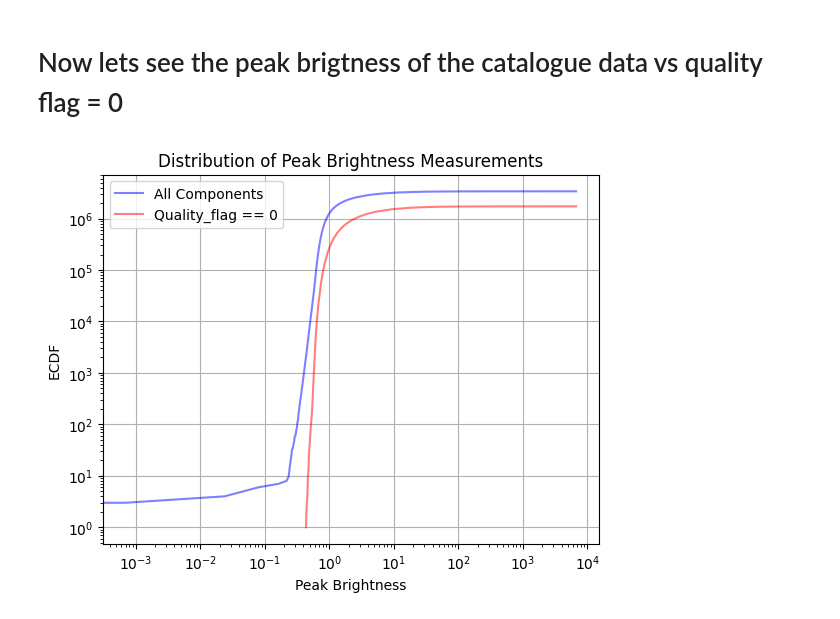
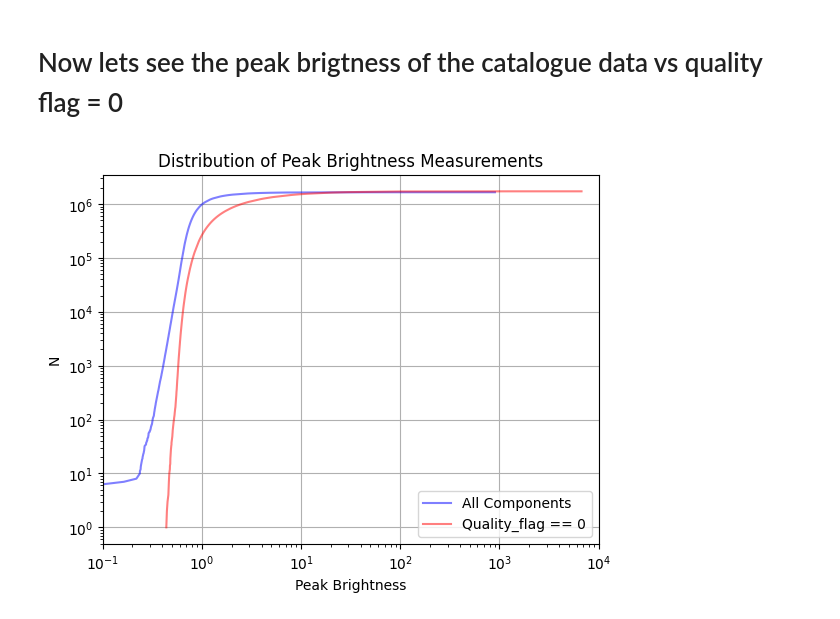
Before and after one commit to Darkandpure/Data-mining-for-transients-, a Jupyter notebook: Data_read.ipynb, the cells around one changed output. Saved outputs shown, nothing was run; the diff lists cells and outputs as text; code cells hidden in the pictures.

```diff
--- a/Data_read.ipynb
+++ b/Data_read.ipynb
@@ -56,24 +56,24 @@ Name: Peak_flux, Length: 3381277, dtype: float64
 # %%
 
 # Separate the data into two groups based on Quality_flag
-all_components = df['Peak_flux'].sort_values()
+all_components = df[df['Quality_flag'] != 0]['Peak_flux'].sort_values()
 quality_flag_0_components = df[df['Quality_flag'] == 0]['Peak_flux'].sort_values()
 # %%
 # Create the y-axis values for the line plot
 y_all = np.arange(1, len(all_components)+1)
 y_quality_flag_0 = np.arange(1, len(quality_flag_0_components)+1)
 
 # Plot the line plots for all components and Quality_flag == 0 components
 plt.plot(all_components, y_all, color='blue', alpha=0.5, label='All Components')
 plt.plot(quality_flag_0_components, y_quality_flag_0, color='red', alpha=0.5, label='Quality_flag == 0')
 plt.xlabel('Peak Brightness')
-plt.ylabel('ECDF')
+plt.ylabel('N')
+plt.yscale('log')
 plt.xscale('log')
-plt.yscale('log')
-plt.xlim()
+plt.xlim(0.1, 10**4)
 plt.title('Distribution of Peak Brightness Measurements')
 plt.legend()
 plt.grid(True)
 plt.show()
 # %% [output]
-[figure, old version]
+[figure, new version]
```
Also changed, not shown: parts of 2 cells of this notebook.
